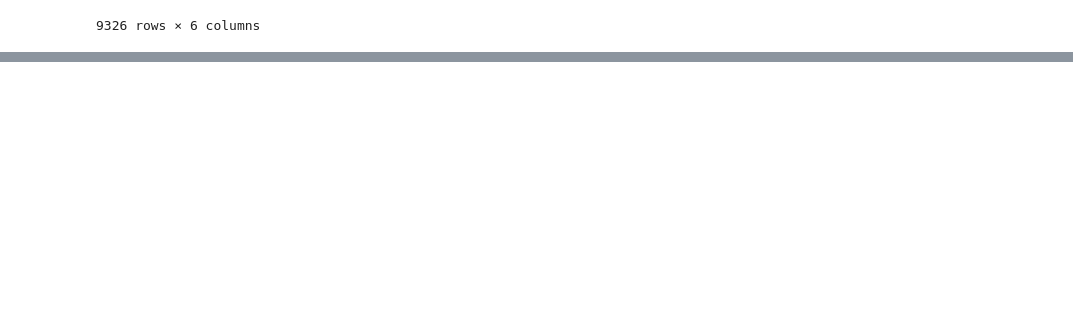
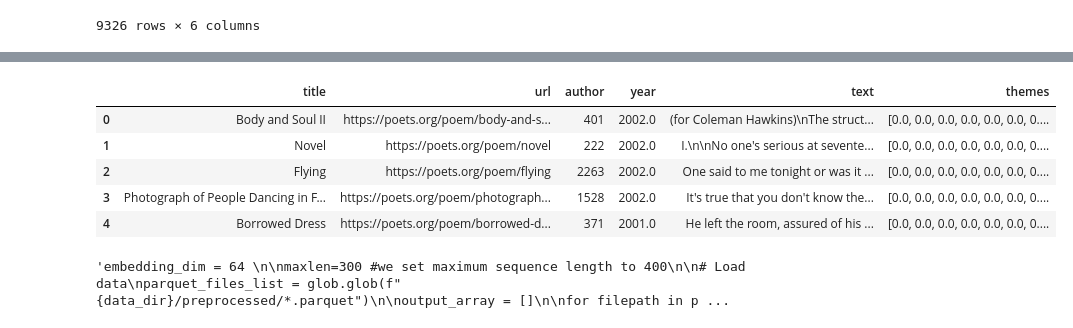
Before and after one commit to triantafillu/PoetryNLP-TopicDecadePredictor, a Jupyter notebook: data/test.ipynb, the cells around one changed output, grey strips where cells are left out. Drawn from its saved outputs; the diff is of its cells as text; code cells hidden in the pictures; blank space fills up the shorter version.

```diff
--- a/data/test.ipynb
+++ b/data/test.ipynb
@@ -135,0 +162,46 @@ df
+# %%
+df.head()
+# %% [output]
+|  | title | url | author | year | text | themes |
+| 0 | Body and Soul II | https://poets.org/poem/body-and-s... | 401 | 2002.0 | (for Coleman Hawkins)\nThe struct... | [0.0, 0.0, 0.0, 0.0, 0.0, 0.0, 0.... |
+| 1 | Novel | https://poets.org/poem/novel | 222 | 2002.0 | I.\n\nNo one's serious at sevente... | [0.0, 0.0, 0.0, 0.0, 0.0, 0.0, 0.... |
+| 2 | Flying | https://poets.org/poem/flying | 2263 | 2002.0 | One said to me tonight or was it ... | [0.0, 0.0, 0.0, 0.0, 0.0, 0.0, 0.... |
+| 3 | Photograph of People Dancing in F... | https://poets.org/poem/photograph... | 1528 | 2002.0 | It's true that you don't know the... | [0.0, 0.0, 0.0, 0.0, 0.0, 0.0, 0.... |
+| 4 | Borrowed Dress | https://poets.org/poem/borrowed-d... | 371 | 2001.0 | He left the room, assured of his ... | [0.0, 0.0, 0.0, 0.0, 0.0, 0.0, 0.... |
+# %%
+"""embedding_dim = 64
+
+maxlen=300 #we set maximum sequence length to 400
+
+# Load data
+parquet_files_list = glob.glob(f"{data_dir}/preprocessed/*.parquet")
+
+output_array = []
+
+for filepath in parquet_files_list:
+    file_df = pd.read_parquet(filepath)
+    output_array.append(file_df)
+
+raw_df = pd.concat(output_array)
+
+#append to dataframe
+raw_df.head()
+
+
+# tokenize the text
+tok = tf.keras.preprocessing.text.Tokenizer(num_words=max_features)
+tok.fit_on_texts(list(raw_df.text))
+
+print(len(tok.word_index))
+with io.open(f"{output_dir}/tokenizer.json",'w',encoding='utf-8') as f:
+    f.write(json.dumps(tok.to_json(),ensure_ascii=False))
+vocab_size = len(tok.word_index) + 1
+#this represents the number of words that we tokenize different from max_features but necessary for
+#the definition of the dimension of the embedding space
+
+# turn the text to sequences
+train_df = tok.texts_to_sequences(list(raw_df.text)) #this is how we create sequences
+train_df = tf.keras.preprocessing.sequence.pad_sequences(train_df, maxlen=maxlen) #let's execute pad step
+train_df[0]"""
+# %% [output]
+'embedding_dim = 64 \n\nmaxlen=300 #we set maximum sequence length to 400\n\n# Load data\nparquet_files_list = glob.glob(f"{data_dir}/preprocessed/*.parquet")\n\noutput_array = []\n\nfor filepath in p ...
```
Also changed, not shown: parts of 7 cells of this notebook, 1 other file.
